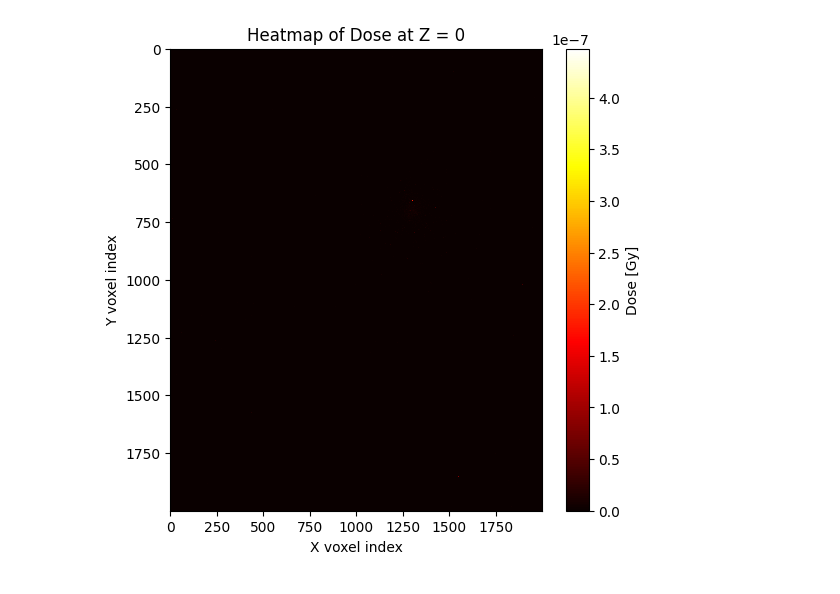
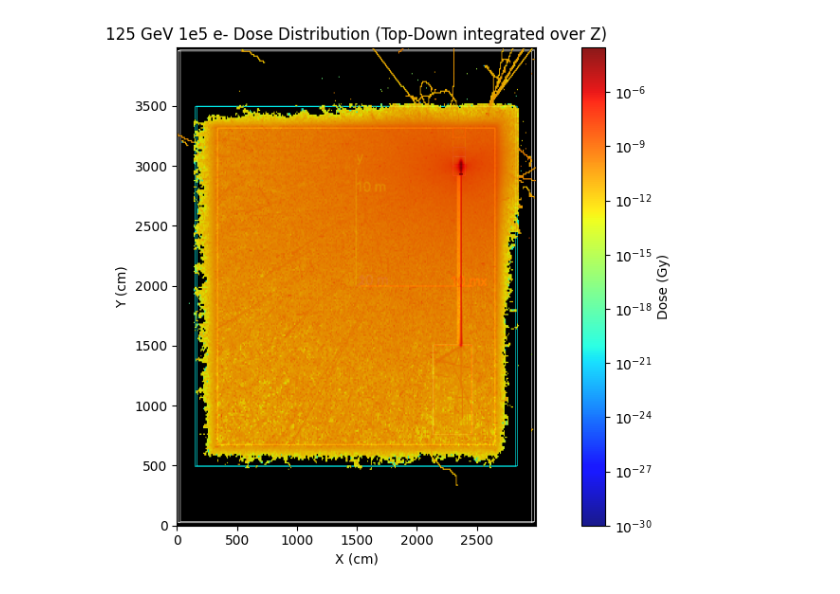
Before and after one commit to waleey/RE03, a Jupyter notebook: analysis.ipynb, the cells around one changed output. Drawn from its saved outputs; the diff is of its cells as text; code cells hidden in the pictures.

```diff
--- a/analysis.ipynb
+++ b/analysis.ipynb
@@ -166,11 +148,61 @@ heatmap = generate_heatmap_from_txt(input_file, z_slice)
-# %%
-# === Plotting ===
-plt.figure(figsize=(6, 6))
-plt.imshow(heatmap, cmap='hot', interpolation='nearest', aspect='auto')
-plt.colorbar(label='Dose [Gy]')
-plt.title(f'Heatmap of Dose at Z = {z_slice}')
-plt.xlabel('X voxel index')
-plt.ylabel('Y voxel index')
-plt.show()
-# %% [output]
-[figure, removed]
+# %%
+# --- Load your data ---
+# df = pd.read_csv("dDeposit.csv")  # Already assumed to be loaded
+
+# --- Step 1: Sum dose over Z for top-down view ---
+df_topdown = df.groupby(['iX', 'iY'])['dose'].sum().reset_index()
+
+# --- Step 2: Convert voxel indices to cm ---
+df_topdown['x_cm'] = df_topdown['iX'] * 10       # 10 cm per voxel in x
+df_topdown['y_cm'] = df_topdown['iY'] * 13.33    # 13.33 cm per voxel in y
+
+# --- Step 3: Pivot to 2D array for plotting ---
+heatmap_data = df_topdown.pivot(index='y_cm', columns='x_cm', values='dose')
+
+# --- Step 4: Prepare data (log scale friendly) ---
+heatmap_data = heatmap_data.fillna(0)
+heatmap_data[heatmap_data <= 0] = 0
+
+# --- Step 5: Load background geometry image ---
+bg_img = Image.open("detector_overlay.png")
+bg_array = np.array(bg_img)
+bg_array = np.flipud(bg_array)  # Flip vertically if needed to match orientation
+
+# --- Step 6: Plot ---
+plt.figure(figsize=(10, 6))
+
+# Background image
+plt.imshow(
+    bg_array,
+    extent=[
+        df_topdown['x_cm'].min(),
+        df_topdown['x_cm'].max(),
+        df_topdown['y_cm'].min(),
+        df_topdown['y_cm'].max()
+    ],
+    origin='lower',
+    aspect='auto',
+    alpha=1.0
+)
+
+# Dose overlay
+plt.imshow(
+    heatmap_data,
+    extent=[
+        heatmap_data.columns.min(), heatmap_data.columns.max(),
+        heatmap_data.index.min(), heatmap_data.index.max()
+    ],
+    origin='lower',
+    cmap='jet',
+    norm=LogNorm(vmin=1e-30, vmax=heatmap_data.values.max()),
+    alpha=0.9
+)
+
+plt.colorbar(label='Dose (Gy)')
+plt.xlabel('X (cm)')
+plt.ylabel('Y (cm)')
+plt.title('125 GeV 1e5 e- Dose Distribution (Top-Down integrated over Z)')
+plt.tight_layout()
+plt.show()
+# %% [output]
+[figure, added]
```
Also changed, not shown: parts of 10 cells of this notebook, 7 other files.
